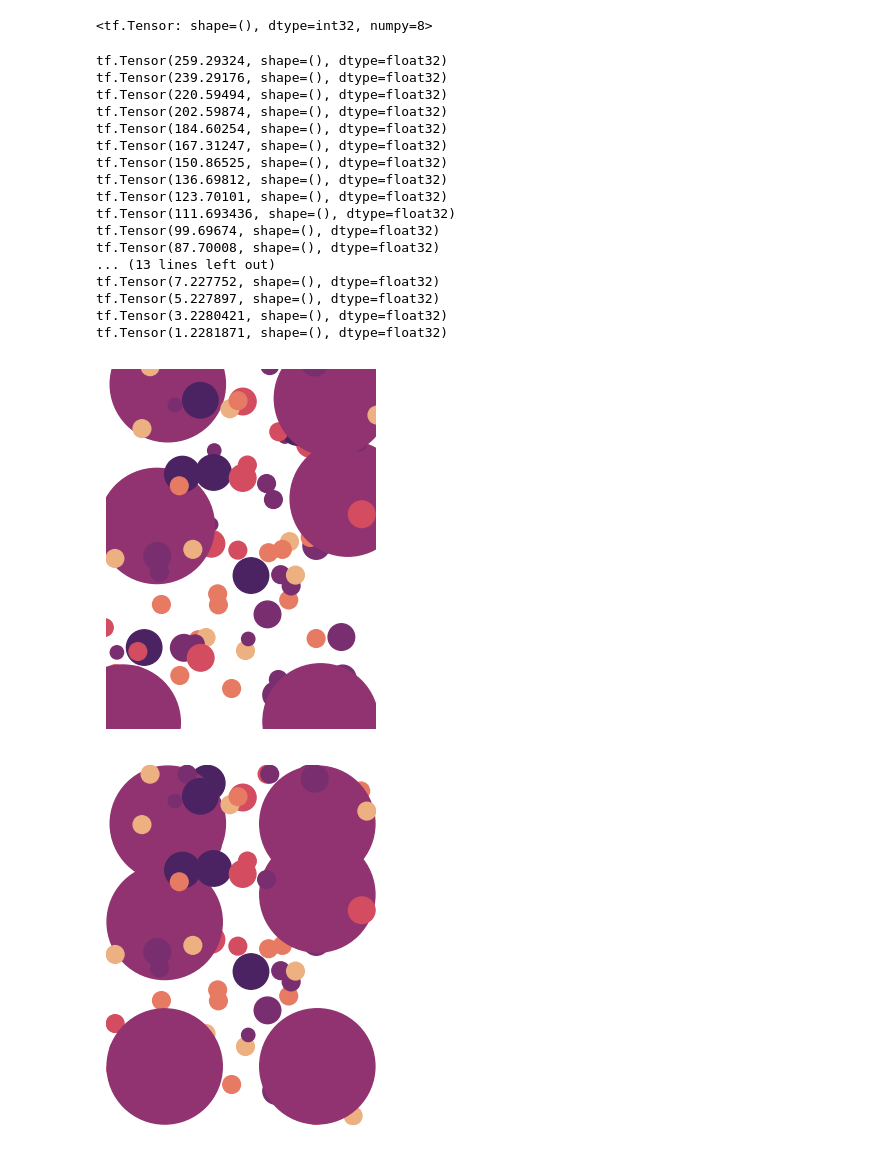
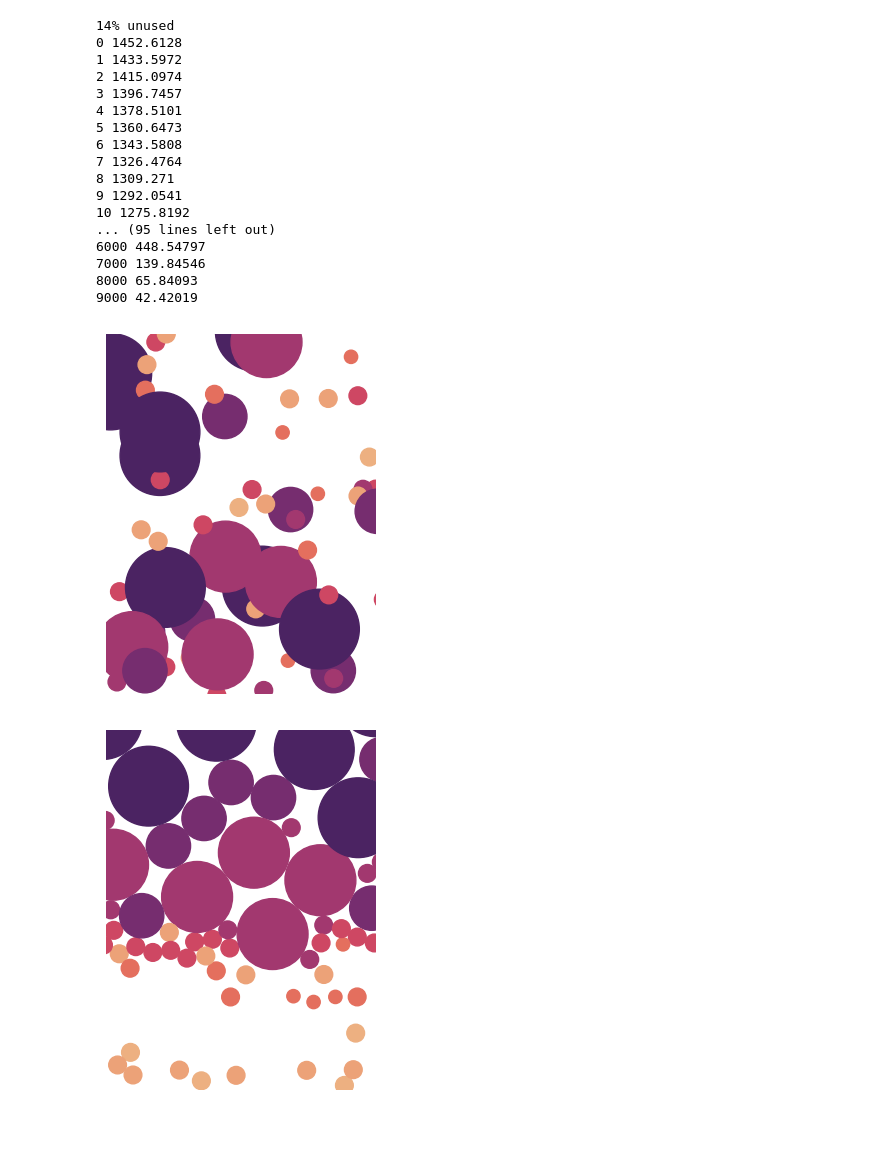
Before and after one commit to EHopper/garden_planner, a Jupyter notebook: garden_plan_tf.ipynb, the cells around one changed output. Cells and saved outputs as stored; diff of their text form; code cells hidden in the pictures.

```diff
--- a/garden_plan_tf.ipynb
+++ b/garden_plan_tf.ipynb
@@ -300,5 +210,0 @@ def run_gradient_descent(items, df_inventory, dims, xy):
-# %%
-ms = [6, 2, 5, 4]
-tf.reduce_sum(tf.nn.relu([(m2 - m1) for i, m2 in enumerate(ms[:-1]) for m1 in ms[i+1:]]))
-# %% [output]
-<tf.Tensor: shape=(), dtype=int32, numpy=8>
@@ -305,30 +279,30 @@ tf.reduce_sum(tf.nn.relu([(m2 - m1) for i, m2 in enumerate(ms[:-1]) for m1 in ms
 # %%
 df_inventory = load_csv()
 dims = (15, 20);
-# items, xy = create_initial_plan(10, df_inventory, dims)
+items, xy = create_initial_plan(10, df_inventory, dims)
 scatter_heights(items, xy, df_inventory, dims, 4)
 xy_new = run_gradient_descent(items, df_inventory, dims, xy)
 scatter_heights(items, xy_new, df_inventory, dims, 4);
 # %% [output]
-tf.Tensor(259.29324, shape=(), dtype=float32)
-tf.Tensor(239.29176, shape=(), dtype=float32)
-tf.Tensor(220.59494, shape=(), dtype=float32)
-tf.Tensor(202.59874, shape=(), dtype=float32)
-tf.Tensor(184.60254, shape=(), dtype=float32)
-tf.Tensor(167.31247, shape=(), dtype=float32)
-tf.Tensor(150.86525, shape=(), dtype=float32)
-tf.Tensor(136.69812, shape=(), dtype=float32)
-tf.Tensor(123.70101, shape=(), dtype=float32)
-tf.Tensor(111.693436, shape=(), dtype=float32)
-tf.Tensor(99.69674, shape=(), dtype=float32)
-tf.Tensor(87.70008, shape=(), dtype=float32)
-... (13 lines left out)
-tf.Tensor(7.227752, shape=(), dtype=float32)
-tf.Tensor(5.227897, shape=(), dtype=float32)
-tf.Tensor(3.2280421, shape=(), dtype=float32)
-tf.Tensor(1.2281871, shape=(), dtype=float32)
+14% unused
+0 1452.6128
+1 1433.5972
+2 1415.0974
+3 1396.7457
+4 1378.5101
+5 1360.6473
+6 1343.5808
+7 1326.4764
+8 1309.271
+9 1292.0541
+10 1275.8192
+... (95 lines left out)
+6000 448.54797
+7000 139.84546
+8000 65.84093
+9000 42.42019
-[figure, old version]
+[figure, new version]
-[figure, old version]
+[figure, new version]
 # %%
 plot_garden(items, xy_new, df_inventory, dims)
 # %% [output]
```
Also changed, not shown: parts of 6 cells of this notebook.
